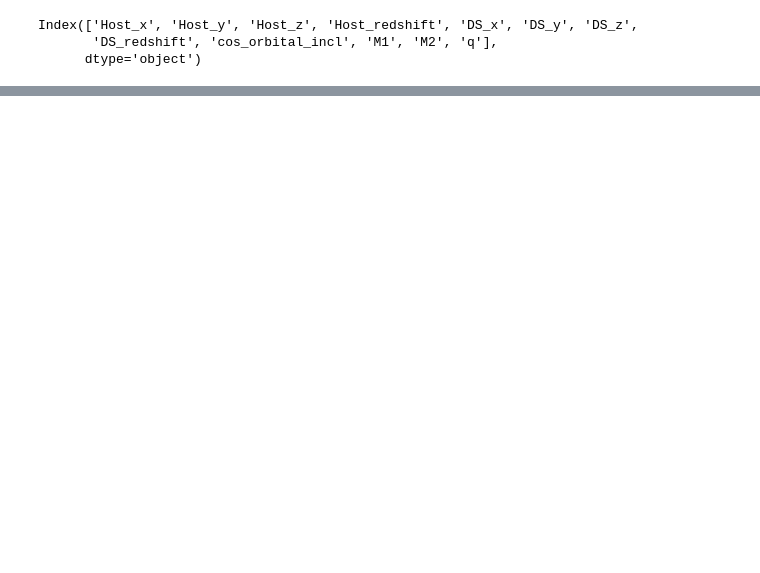
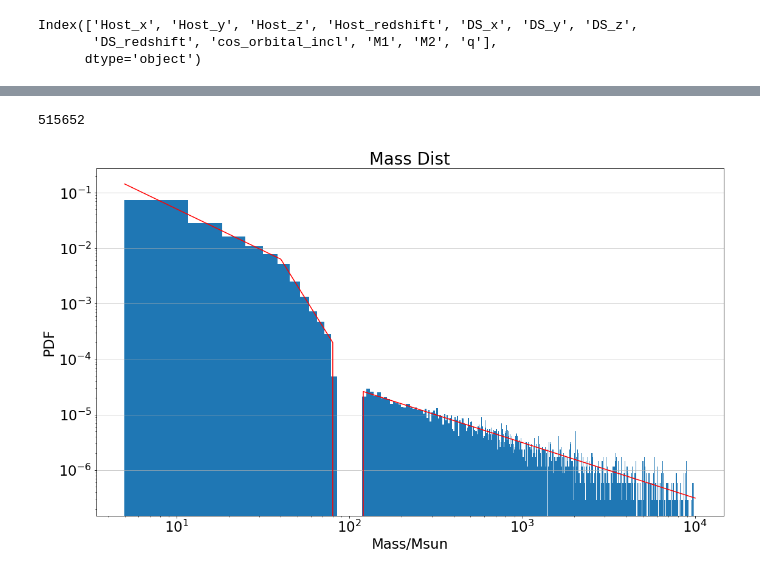
Before and after one commit to RCianca/DarkSirensStat, a Jupyter notebook: DSCatalogueCreator/ADAM.ipynb, the cells around one changed output, grey strips where cells are left out. Drawn from its saved outputs; the diff is of its cells as text; code cells hidden in the pictures; blank space fills up the shorter version.

```diff
--- a/DSCatalogueCreator/ADAM.ipynb
+++ b/DSCatalogueCreator/ADAM.ipynb
@@ -281,6 +308,25 @@ Index(['Host_x', 'Host_y', 'Host_z', 'Host_redshift', 'DS_x', 'DS_y', 'DS_z',
 # %%
 #-----------Primary Mass----------------------------------------
 masstoprob=np.linspace(5,10000,100000)
-prob=vprimary_mass(masstoprob)
-massnorm=quad(vprimary_mass,5,10000)[0]
+norm=quad(Mass_dist,5,10000)[0]
 realmasstest=dscat['M1']
+# %%
+dscat.shape[0]
+# %% [output]
+515652
+# %%
+plt.rcParams.update({'font.size': 23})
+fig,ax = plt.subplots()
+fig.set_size_inches(18.5, 10.5)
+
+ax.plot(masstoprob,Mass_dist(masstoprob)/norm,label='ProbMass',color='r')
+myhist=plt.hist(realmasstest,bins=1500,density=True)
+plt.grid(axis='y', alpha=0.75)
+plt.xlabel('Mass/Msun')
+plt.ylabel('PDF')
+plt.title('Mass Dist')
+plt.yscale('log')
+plt.xscale('log')
+plt.savefig('primarymassdist.png')
+# %% [output]
+[figure, added]
```
Also changed, not shown: parts of 17 cells of this notebook, 5 other files.
